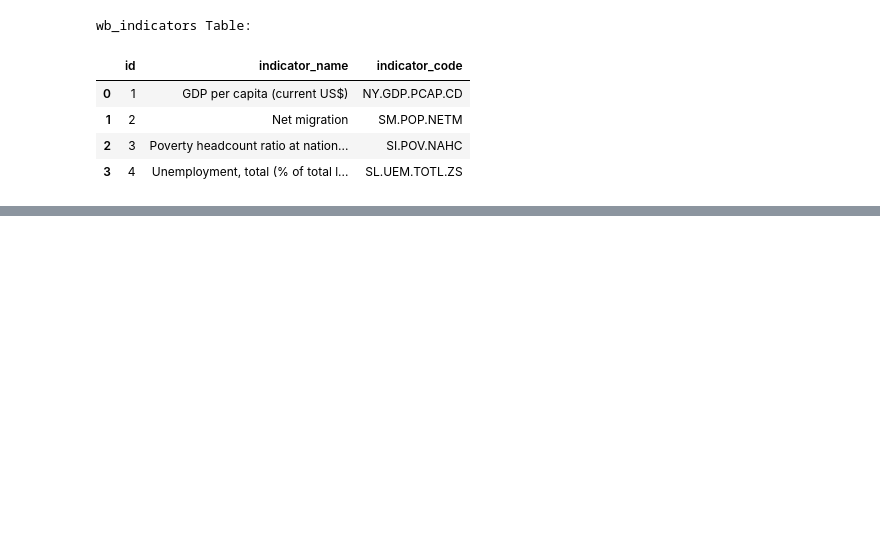
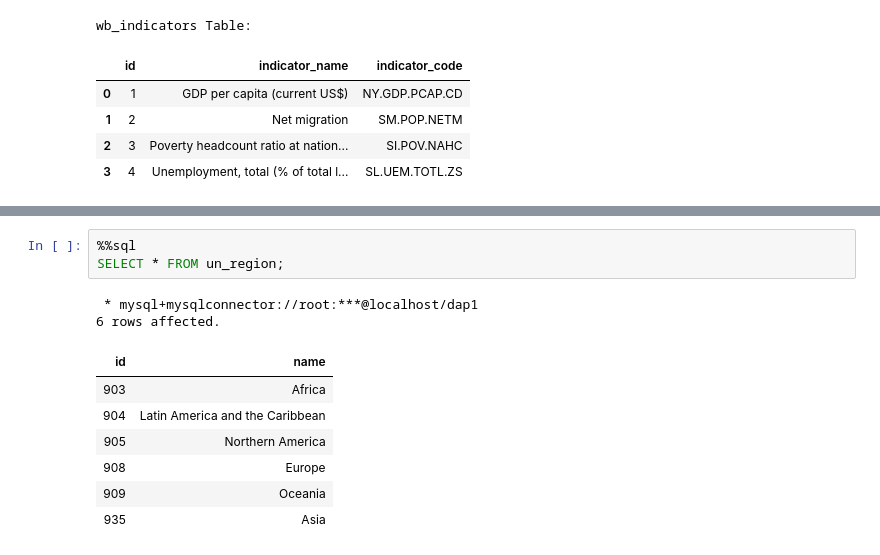
Before and after one commit to jsruano/dap1_migration_analysis, a Jupyter notebook: notebooks/2.2.3. Data preparation, configuration and data import.ipynb, the cells around one changed output, grey strips where cells are left out. Saved outputs shown, nothing was run; the diff lists cells and outputs as text; blank space fills up the shorter version.

```diff
--- a/notebooks/2.2.3. Data preparation, configuration and data import.ipynb
+++ b/notebooks/2.2.3. Data preparation, configuration and data import.ipynb
@@ -590,0 +598,13 @@ un_migration_stock Table:
+# %%
+%%sql
+SELECT * FROM un_region;
+# %% [output]
+ * mysql+mysqlconnector://root:***@localhost/dap1
+6 rows affected.
+| id | name |
+| 903 | Africa |
+| 904 | Latin America and the Caribbean |
+| 905 | Northern America |
+| 908 | Europe |
+| 909 | Oceania |
+| 935 | Asia |
```
Also changed, not shown: parts of 9 cells of this notebook, 1 other file.
